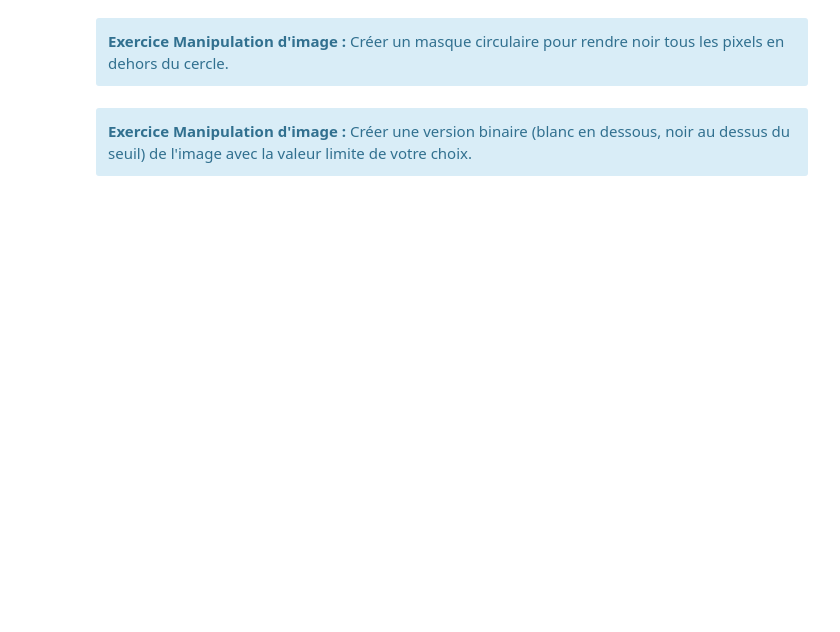
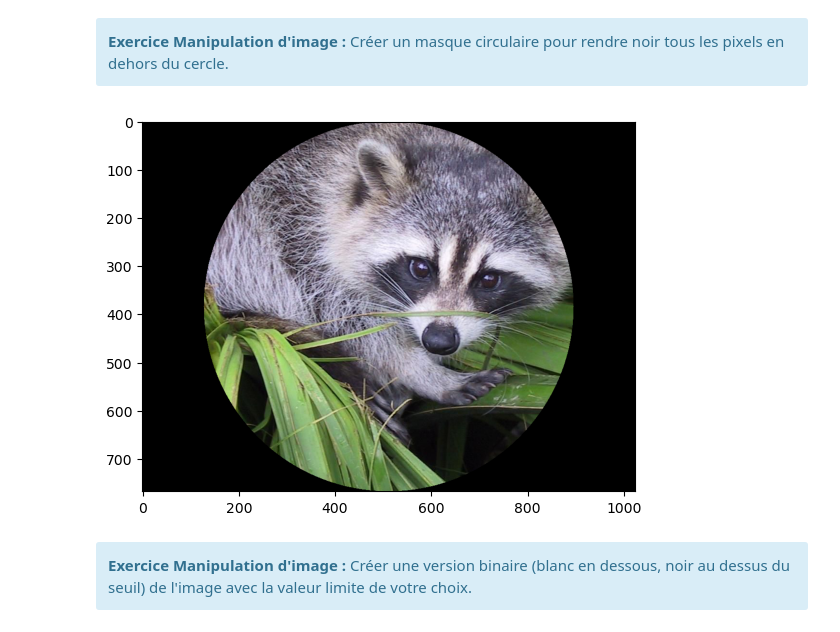
Before and after one commit to ZhenyuPU/AI_ECN, a Jupyter notebook: PAPY/TP3/TP3.1/TP3.1_eleve.ipynb, the cells around one changed output. Drawn from its saved outputs; the diff is of its cells as text; code cells hidden in the pictures; blank space fills up the shorter version.

```diff
--- a/PAPY/TP3/TP3.1/TP3.1_eleve.ipynb
+++ b/PAPY/TP3/TP3.1/TP3.1_eleve.ipynb
@@ -111,3 +178,14 @@ plt.show()
 <div class="alert alert-info" role="alert">
     <b> Exercice Manipulation d'image  :  </b> Quelle est la dimension de l'image? Afficher les canaux un par un.
 </div>
+# %%
+# obtenir la dimension de l'image
+height, width, channel = f.shape
+print(f"height: {height}, width: {width}, channel: {channel}")
+
+# separer les canaux
+red_channel = f[:, :, 0]
+green_channel = f[:, :, 1]
+blue_channel = f[:, :, 2]
+
+print(f"red_chennel: \n{red_channel}\ngreen_channel: \n{green_channel}\nblue_channel: \n{blue_channel}")
@@ -123,6 +260,28 @@ plt.show()
 <div class="alert alert-info" role="alert">
     <b> Exercice Manipulation d'image  :  </b> Créer un masque circulaire pour rendre noir tous les pixels en dehors du cercle.
 </div>
+# %%
+# creer un masque circulaire noir
+mask = np.ones((height, width), dtype=np.uint8) * 255
+
+# definir les milieux
+center_x = width // 2
+center_y = height // 2
+radius = min(center_x, center_y)
+
+# peintre un masque
+y, x = np.ogrid[:height, :width]
+mask[((x - center_x) ** 2 + (y -center_y) ** 2) > radius ** 2] = 0
+
+# appliquer le masque
+masked_image = f.copy()
+
+masked_image[np.stack([mask]*3, axis=-1) == 0] = 0
+
+plt.imshow(masked_image)
+plt.show()
+# %% [output]
+[figure, added]
 # %% [markdown]
 <div class="alert alert-info" role="alert">
     <b> Exercice Manipulation d'image  :  </b> Créer une version binaire (blanc en dessous, noir au dessus du seuil) de l'image avec la valeur limite de votre choix.
```
Also changed, not shown: parts of 16 cells of this notebook, 54 other files.
